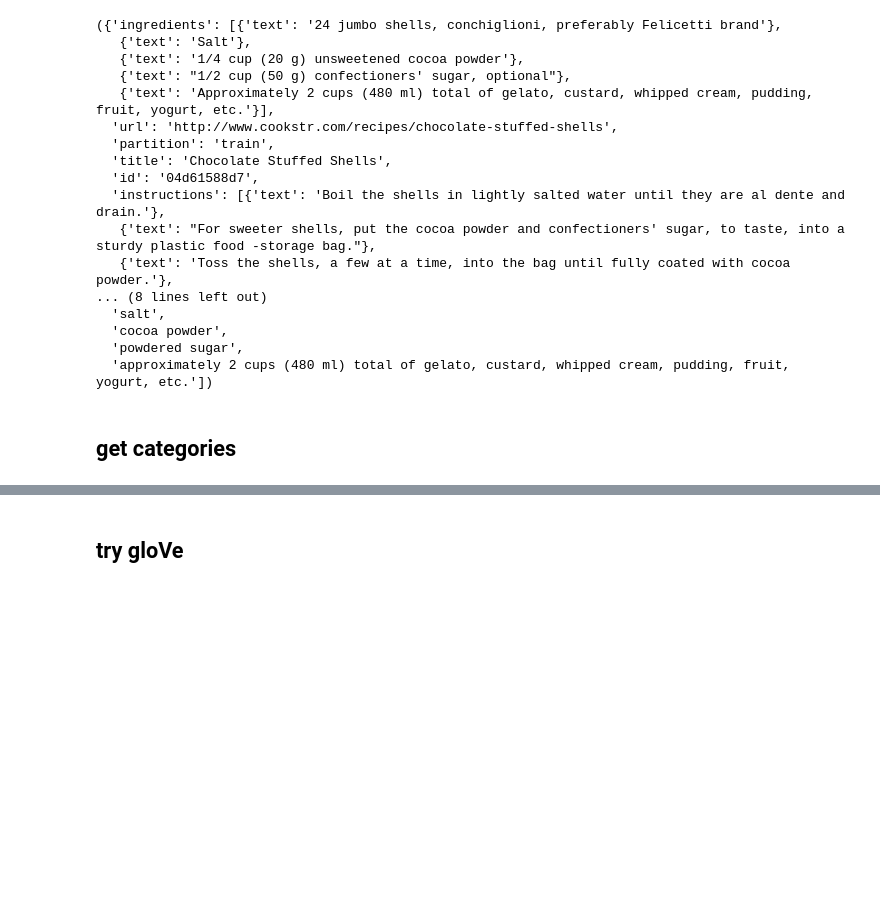
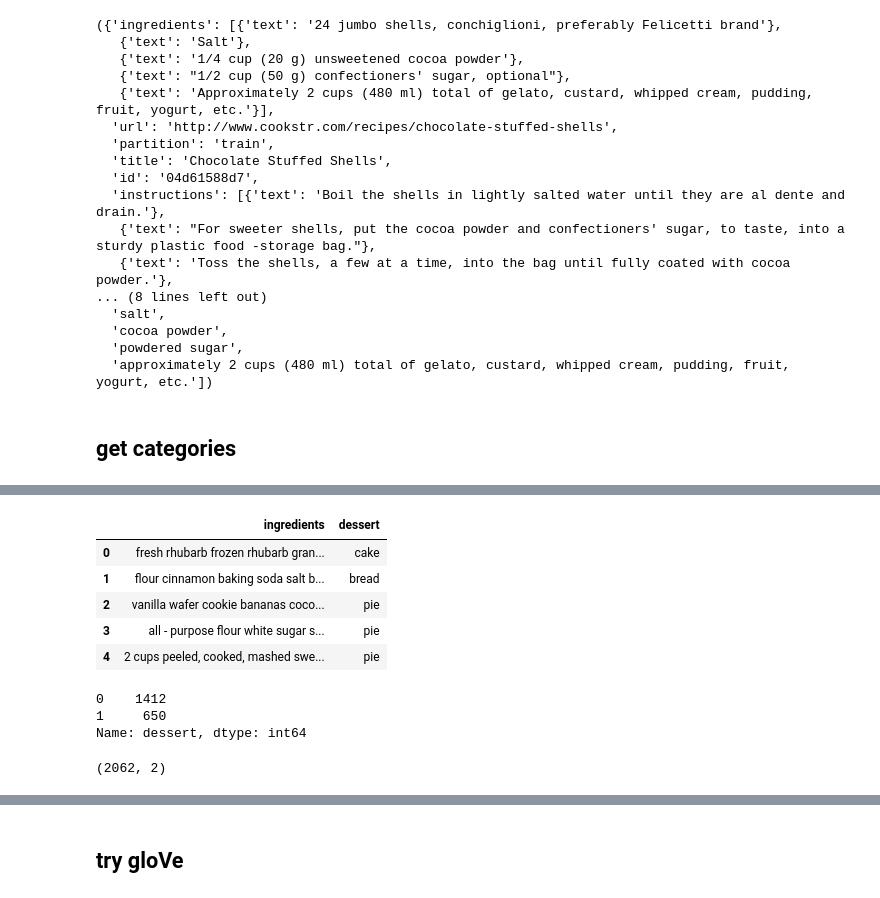
Before and after one commit to angelmanzur/Room_for_dessert, a Jupyter notebook: source/Dessert_Inspection.ipynb, the cells around one changed output, grey strips where cells are left out. Cells and saved outputs as stored; diff of their text form; code cells hidden in the pictures; blank space fills up the shorter version.

Commit message:
updated dessert

```diff
--- a/source/Dessert_Inspection.ipynb
+++ b/source/Dessert_Inspection.ipynb
@@ -675,6 +675,7 @@ categories = ['cake', 'cookies', 'pie','bread','cupcake','candy', 'pudding','cus
     n_classified =0
     new_recipe_list = []
     new_recipe_ingredients = []
+    category_list = []
     for item, recipe in enumerate(recipes):
         title = recipe['title']
         title = title.lower().split(' ')
@@ -684,7 +685,11 @@ categories = ['cake', 'cookies', 'pie','bread','cupcake','candy', 'pudding','cus
                 n_classified +=1
                 recipe['type'] = category
                 new_recipe_list.append(recipe)
-                new_recipe_ingredients.append(recipe_ingredients[item])
+                all_ingredients = ''
+                for ingredient in recipe_ingredients[item]['ingredients']:
+                    all_ingredients += ingredient['text'] + ' '
+                new_recipe_ingredients.append(all_ingredients)
+                category_list.append(category)
                 break
 
 
@@ -692,10 +697,11 @@ categories = ['cake', 'cookies', 'pie','bread','cupcake','candy', 'pudding','cus
         n_recipes += 1
         if n_recipes%250==0:
             logging.info("read {0} recipes".format(n_recipes))
-            break
-    return new_recipe_list, new_recipe_ingredients
+#             break
+    return new_recipe_list, new_recipe_ingredients, category_list
 # %%
-new_data, new_data_ngs = classify_desserts(desserts)
+desserts, dessert_ings
+new_data, new_data_ings, target = classify_desserts(desserts,dessert_ings)
 
-print('classified {0}/{1}'.format(nc,nr))
+print('classified {0}/{1}'.format(len(new_data),len(new_data_ings)))
 # %% [output]
@@ -702,0 +724,19 @@ TypeError: classify_desserts() missing 1 required positional argument: 'recipe_i
+# %%
+import pandas as pd
+df = pd.DataFrame([new_data_ings,target]).T
+# %%
+df.columns = ['ingredients','dessert']
+df.head()
+# %% [output]
+|  | ingredients | dessert |
+| 0 | fresh rhubarb frozen rhubarb gran... | cake |
+| 1 | flour cinnamon baking soda salt b... | bread |
+| 2 | vanilla wafer cookie bananas coco... | pie |
+| 3 | all - purpose flour white sugar s... | pie |
+| 4 | 2 cups peeled, cooked, mashed swe... | pie |
+# %%
+df['dessert'].value_counts()
+# %% [output]
+0    1412
+1     650
+Name: dessert, dtype: int64
@@ -702,0 +745,5 @@ TypeError: classify_desserts() missing 1 required positional argument: 'recipe_i
+# %%
+df.head()
+df.shape
+# %% [output]
+(2062, 2)
```
Also changed, not shown: parts of 31 cells of this notebook.
